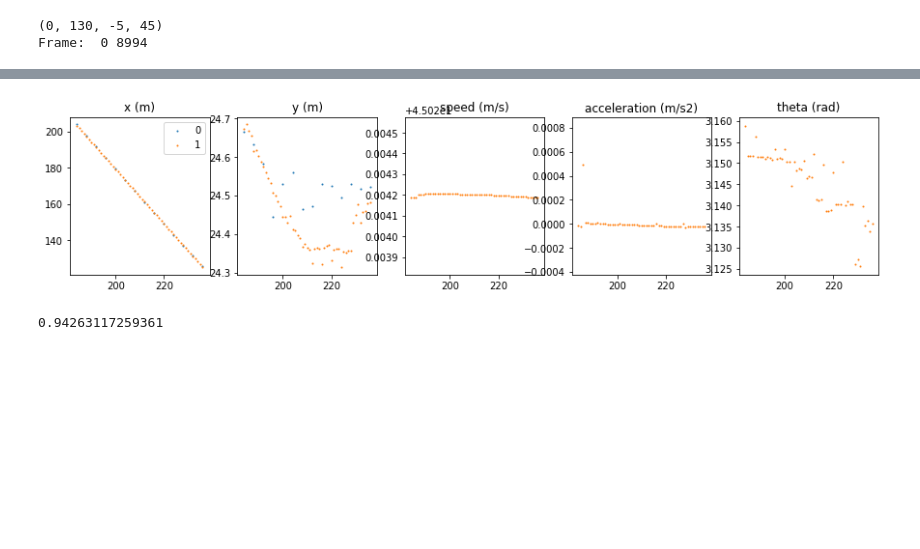
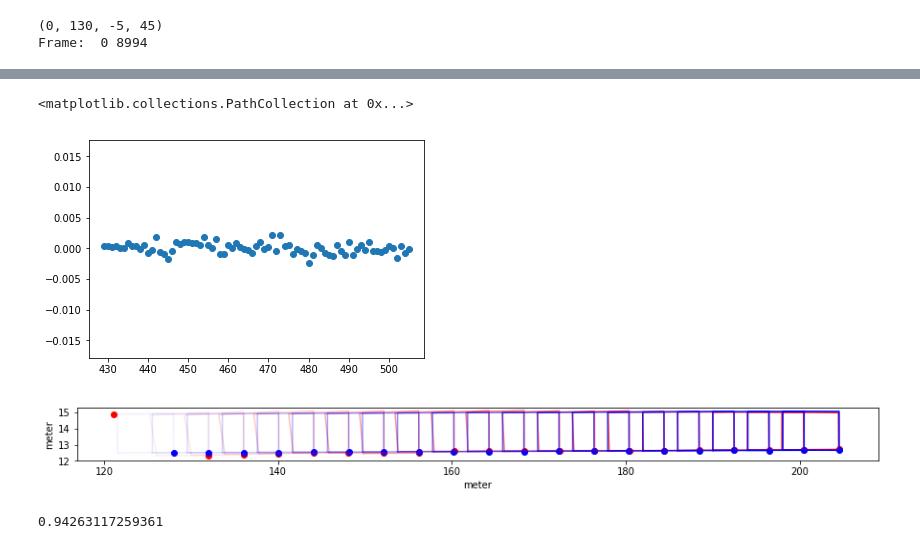
Before and after one commit to yanb514/I24-postprocessing, a Jupyter notebook: I24_data_association.ipynb, the cells around one changed output, grey strips where cells are left out. Drawn from its saved outputs; the diff is of its cells as text; code cells hidden in the pictures; blank space fills up the shorter version.

```diff
--- a/I24_data_association.ipynb
+++ b/I24_data_association.ipynb
@@ -249,14 +244,15 @@ importlib.reload(opt)
 import time
 
 df = utils.read_data(data_path.joinpath('DA/DA_p1c2_2_track_outputs_3D.csv'))
-car = df[df['ID']==137122]
+# car = df[df['ID']==137122]
 # car = df[df['ID']==5122]
+car = df[df['ID']==314122]
 pre = car.copy()
 pre = utils.img_to_road(pre, tform_path,'p1c2')
 post = pre.copy()
 
 t = time.time()
-post = opt.rectify(post)
+post = opt.rectify_single_camera(post)
 print(time.time()-t)
 # print(score)
 # %% [output]
@@ -267,11 +270,16 @@ Rectifying...
+# %%
+plt.scatter(post['Frame #'].values,post.acceleration.values*np.cos(post.theta.values))
+# %% [output]
+<matplotlib.collections.PathCollection at 0x...>
+[figure, added]
+# %%
+# pre = utils.reorder_points(pre)
+utils.plot_track_compare(pre, post[::4])
+# utils.plot_track_df(pre)
+# %% [output]
+[figure, added]
 # %%
 Yre = generate(2.5763715006480044, 4.920491784798056, 208.34297,23.63297,[np.pi]*len(Y1), [44.884]*len(Y1))
-# %%
-import utils
-importlib.reload(utils)
-utils.dashboard([pre, post])
-# %% [output]
-[figure, removed]
 # %%
 import numpy.linalg as LA
 pts = ['bbr_x','bbr_y', 'fbr_x','fbr_y','fbl_x','fbl_y','bbl_x', 'bbl_y']
```
Also changed, not shown: parts of 4 cells of this notebook, 1 other file.
